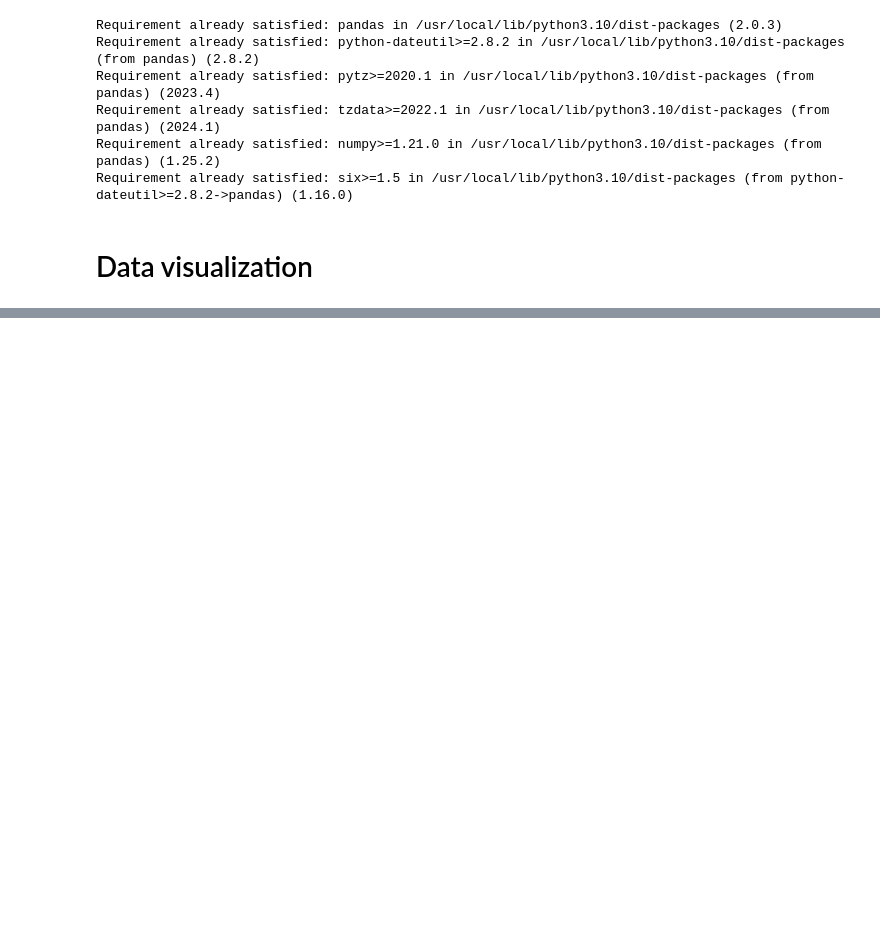
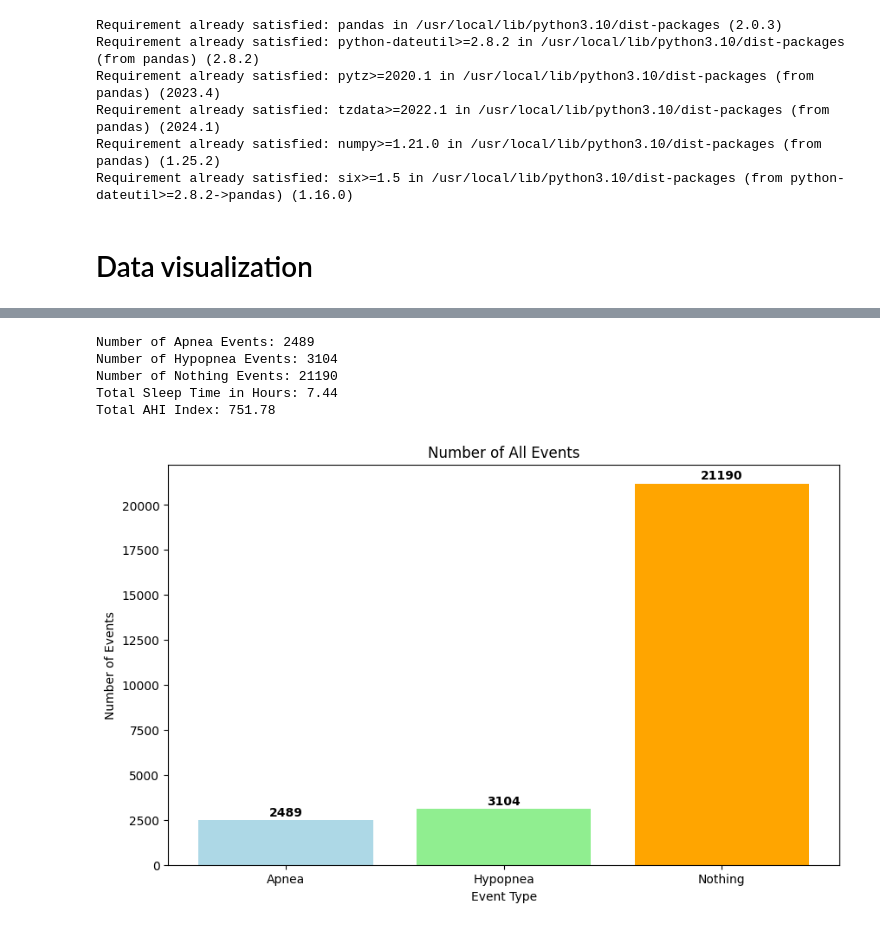
Before and after one commit to AnnaGass/DSA-SleepHealthData, a Jupyter notebook: 02_DataVisualizations.ipynb, the cells around one changed output, grey strips where cells are left out. Saved outputs shown, nothing was run; the diff lists cells and outputs as text; code cells hidden in the pictures; blank space fills up the shorter version.

```diff
--- a/02_DataVisualizations.ipynb
+++ b/02_DataVisualizations.ipynb
@@ -150,3 +150,59 @@ plt.show()
+# %%
+# @title Calculate AHI Index { display-mode: "both" }
+
+# Load the data
+df = pd.read_csv(final_csv)
+
+output_file = output_directory + "ahi_index.txt"
+output_graph = output_directory + "ahi.png"
+
+# Count the number of Apnea and Hypopnea events
+total_apnea_events = df[df['Apnea'] == 'Apnea'].shape[0]
+total_hypoapnea_events = df[df['Apnea'] == 'Hypoapnea'].shape[0]
+total_nothing_events = df[df['Apnea'] == 'Nothing'].shape[0]
+
+print("Number of Apnea Events:", total_apnea_events)
+print("Number of Hypopnea Events:", total_hypoapnea_events)
+print("Number of Nothing Events:", total_nothing_events)
+
+total_events = total_apnea_events + total_hypoapnea_events
+
+# Calculate the total sleep time in hours, each row = one second of sleep
+total_sleep_seconds = len(df)
+total_sleep_hours = total_sleep_seconds / 3600
+
+# Calculate the total AHI
+ahi_total = total_events / total_sleep_hours
+
+print(f"Total Sleep Time in Hours: {total_sleep_hours:.2f}")
+print(f"Total AHI Index: {ahi_total:.2f}")
+
+# Save the accuracy and classification report to a text file
+with open(output_file, 'w') as f:
+  f.write(f"Number of Apnea Events: {total_apnea_events}\n")
+  f.write(f"Number of Hypopnea Events: {total_hypoapnea_events}\n")
+  f.write(f"Number of Nothing Events: {total_nothing_events}\n")
+  f.write(f"Total Sleep Time in Hours: {total_sleep_hours:.2f}\n")
+  f.write(f"Total AHI Index: {ahi_total:.2f}\n")
+
+plt.figure(figsize=(10, 6))
+plt.bar(['Apnea', 'Hypopnea', 'Nothing'], [total_apnea_events, total_hypoapnea_events, total_nothing_events], color=['lightblue', 'lightgreen', 'orange'])
+plt.xlabel('Event Type')
+plt.ylabel('Number of Events')
+plt.title('Number of All Events')
+
+# Add annotations in the plot
+for i, v in enumerate([total_apnea_events, total_hypoapnea_events, total_nothing_events]):
+    plt.text(i, v + 100, str(v), ha='center', va='bottom', fontweight='bold')
+plt.savefig(output_graph)
+plt.show()
+# %% [output]
+Number of Apnea Events: 2489
+Number of Hypopnea Events: 3104
+Number of Nothing Events: 21190
+Total Sleep Time in Hours: 7.44
+Total AHI Index: 751.78
+[figure, added]
 # %%
 # @title Sp02 and Pulse Signals plot { display-mode: "both" }
 
```
Also changed, not shown: parts of 6 cells of this notebook.
